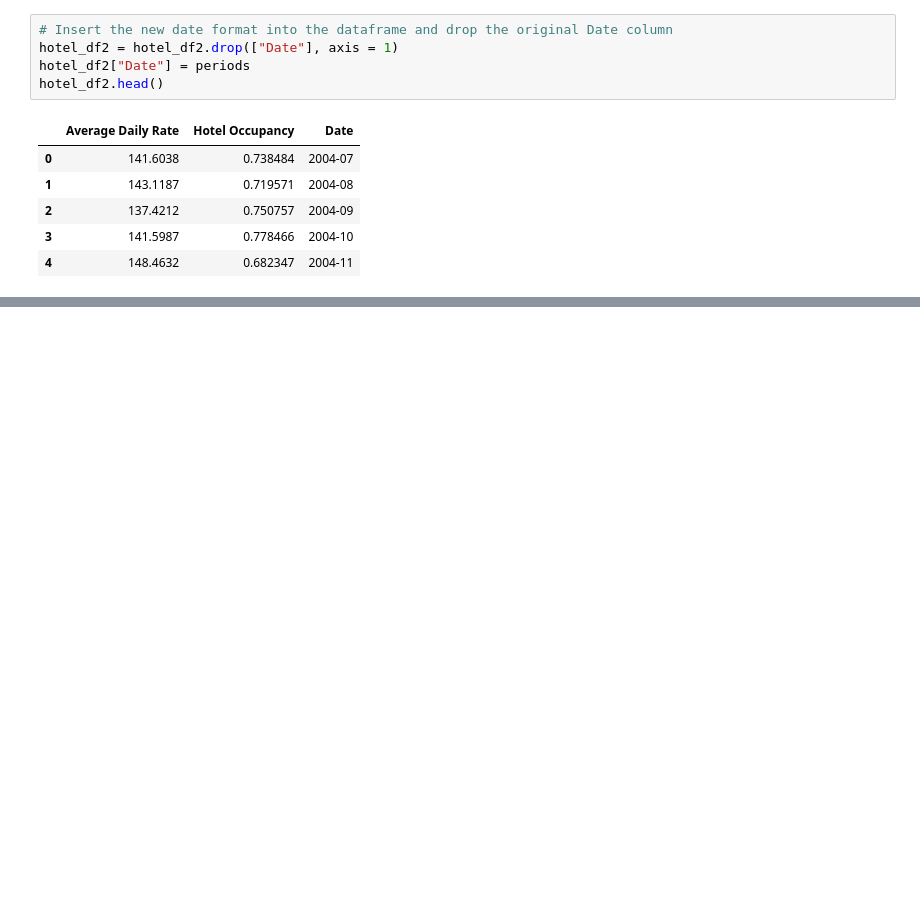
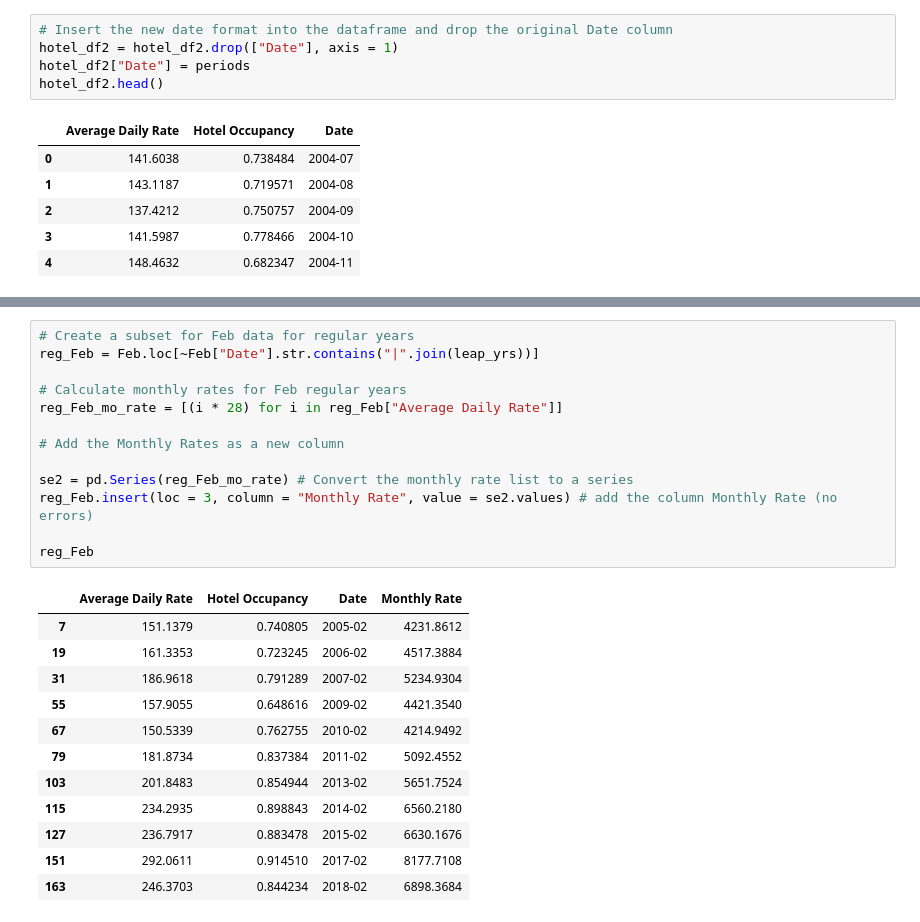
Before and after one commit to rochiecuevas/shared_accommodations, a Jupyter notebook: Hotel Data/Hotel_rates.ipynb, the cells around one changed output, grey strips where cells are left out. Saved outputs shown, nothing was run; the diff lists cells and outputs as text; blank space fills up the shorter version.

```diff
--- a/Hotel Data/Hotel_rates.ipynb
+++ b/Hotel Data/Hotel_rates.ipynb
@@ -48,0 +146,26 @@ hotel_df2.head()
+# %%
+# Create a subset for Feb data for regular years
+reg_Feb = Feb.loc[~Feb["Date"].str.contains("|".join(leap_yrs))]
+
+# Calculate monthly rates for Feb regular years
+reg_Feb_mo_rate = [(i * 28) for i in reg_Feb["Average Daily Rate"]]
+
+# Add the Monthly Rates as a new column
+
+se2 = pd.Series(reg_Feb_mo_rate) # Convert the monthly rate list to a series
+reg_Feb.insert(loc = 3, column = "Monthly Rate", value = se2.values) # add the column Monthly Rate (no errors)
+
+reg_Feb
+# %% [output]
+|  | Average Daily Rate | Hotel Occupancy | Date | Monthly Rate |
+| 7 | 151.1379 | 0.740805 | 2005-02 | 4231.8612 |
+| 19 | 161.3353 | 0.723245 | 2006-02 | 4517.3884 |
+| 31 | 186.9618 | 0.791289 | 2007-02 | 5234.9304 |
+| 55 | 157.9055 | 0.648616 | 2009-02 | 4421.3540 |
+| 67 | 150.5339 | 0.762755 | 2010-02 | 4214.9492 |
+| 79 | 181.8734 | 0.837384 | 2011-02 | 5092.4552 |
+| 103 | 201.8483 | 0.854944 | 2013-02 | 5651.7524 |
+| 115 | 234.2935 | 0.898843 | 2014-02 | 6560.2180 |
+| 127 | 236.7917 | 0.883478 | 2015-02 | 6630.1676 |
+| 151 | 292.0611 | 0.914510 | 2017-02 | 8177.7108 |
+| 163 | 246.3703 | 0.844234 | 2018-02 | 6898.3684 |
```
Also changed, not shown: parts of 18 cells of this notebook, 2 other files.
